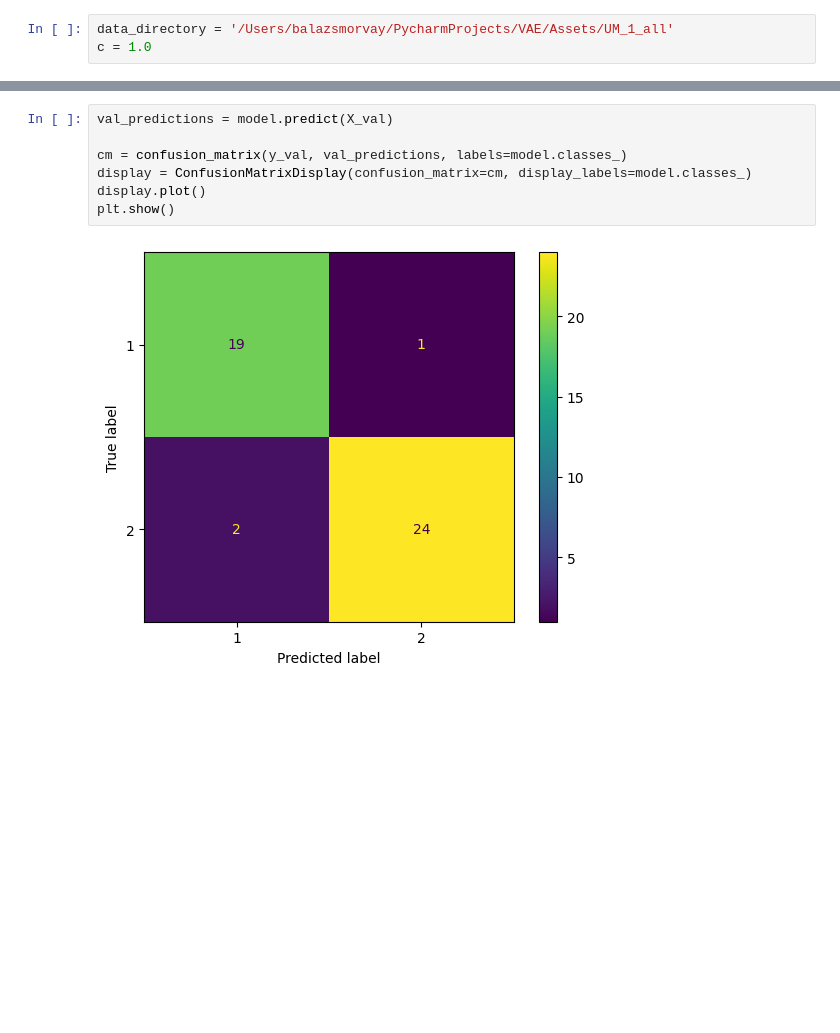
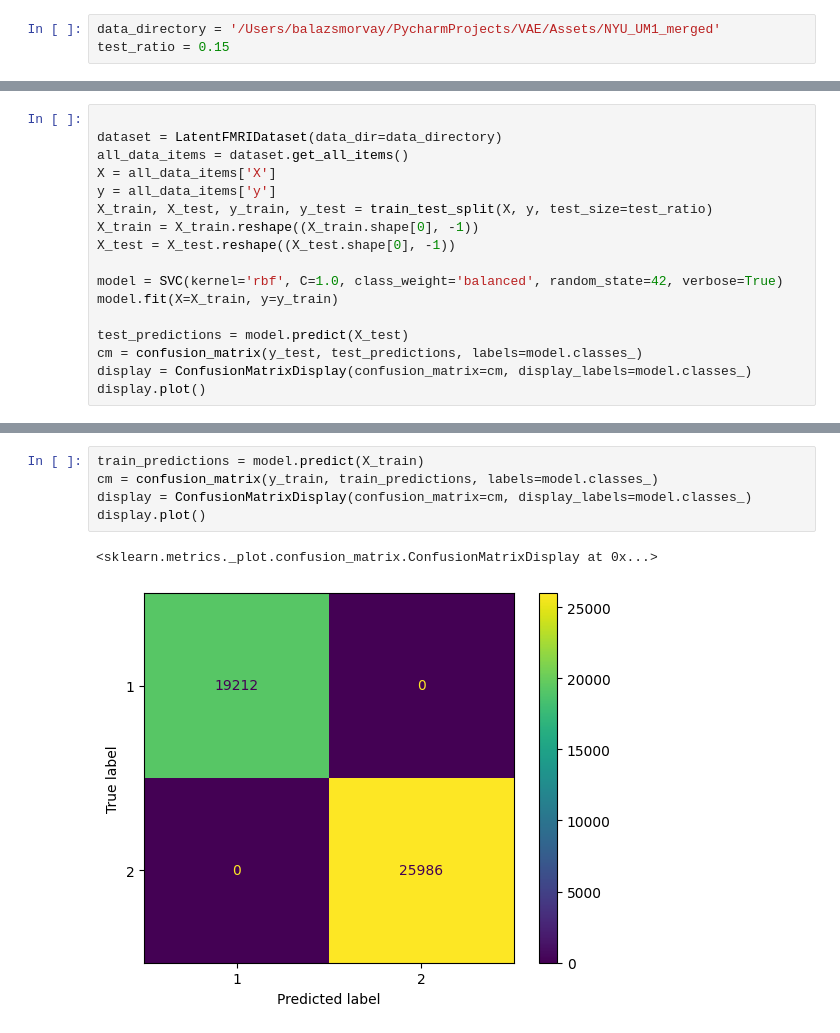
Before and after one commit to balazsmorv/fmri_classifier, a Jupyter notebook: Notebook experiments/classify_latents.ipynb, the cells around one changed output, grey strips where cells are left out. Cells and saved outputs as stored; diff of their text form; blank space fills up the shorter version.

```diff
--- a/Notebook experiments/classify_latents.ipynb
+++ b/Notebook experiments/classify_latents.ipynb
@@ -10,3 +11,3 @@ Hyperparams
 # %%
-data_directory = '/Users/balazsmorvay/PycharmProjects/VAE/Assets/UM_1_all'
-c = 1.0
+data_directory = '/Users/balazsmorvay/PycharmProjects/VAE/Assets/NYU_UM1_merged'
+test_ratio = 0.15
@@ -60,0 +14,17 @@ SVC(class_weight='balanced', random_state=42, verbose=True)
+# %%
+
+dataset = LatentFMRIDataset(data_dir=data_directory)
+all_data_items = dataset.get_all_items()
+X = all_data_items['X']
+y = all_data_items['y']
+X_train, X_test, y_train, y_test = train_test_split(X, y, test_size=test_ratio)
+X_train = X_train.reshape((X_train.shape[0], -1))
+X_test = X_test.reshape((X_test.shape[0], -1))
+
+model = SVC(kernel='rbf', C=1.0, class_weight='balanced', random_state=42, verbose=True)
+model.fit(X=X_train, y=y_train)
+
+test_predictions = model.predict(X_test)
+cm = confusion_matrix(y_test, test_predictions, labels=model.classes_)
+display = ConfusionMatrixDisplay(confusion_matrix=cm, display_labels=model.classes_)
+display.plot()
@@ -61,9 +43,8 @@ SVC(class_weight='balanced', random_state=42, verbose=True)
 # %%
-val_predictions = model.predict(X_val)
-
-cm = confusion_matrix(y_val, val_predictions, labels=model.classes_)
+train_predictions = model.predict(X_train)
+cm = confusion_matrix(y_train, train_predictions, labels=model.classes_)
 display = ConfusionMatrixDisplay(confusion_matrix=cm, display_labels=model.classes_)
 display.plot()
-plt.show()
 # %% [output]
+<sklearn.metrics._plot.confusion_matrix.ConfusionMatrixDisplay at 0x...>
-[figure, old version]
+[figure, new version]
```
Also changed, not shown: parts of 18 cells of this notebook, 4 other files.
